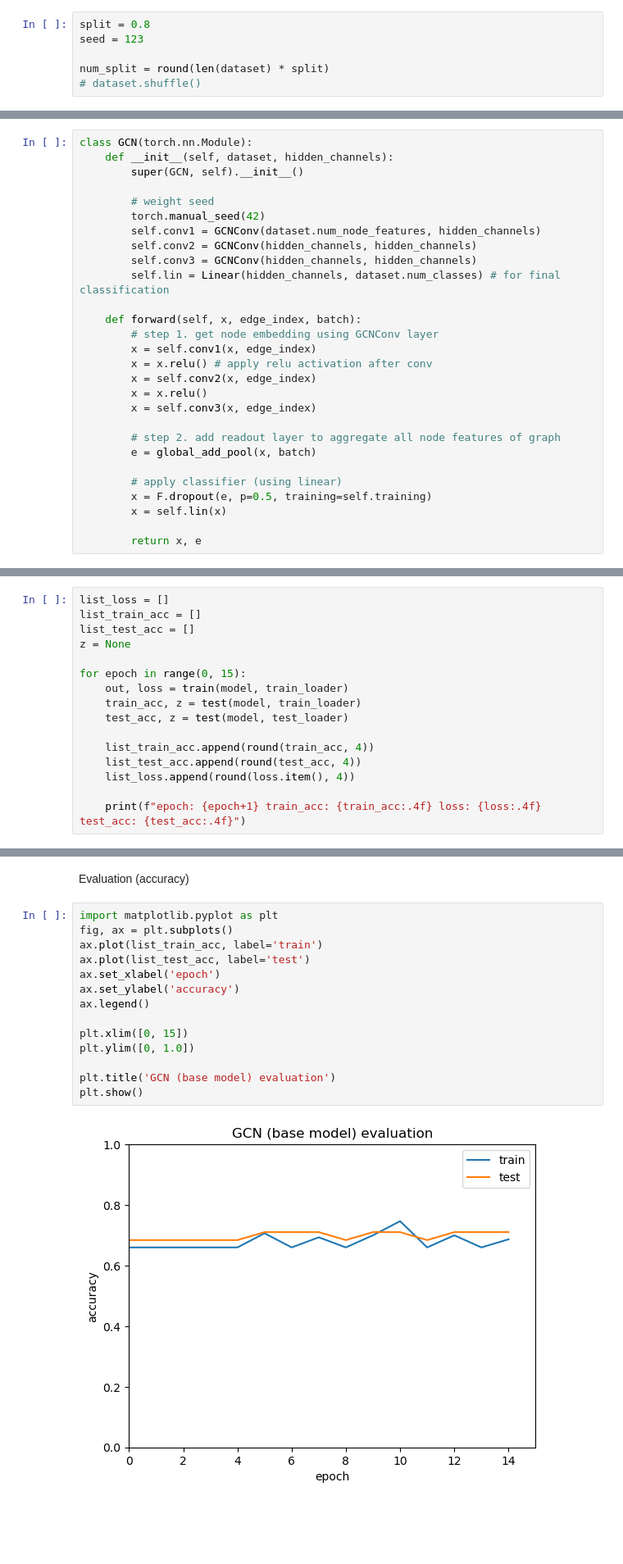
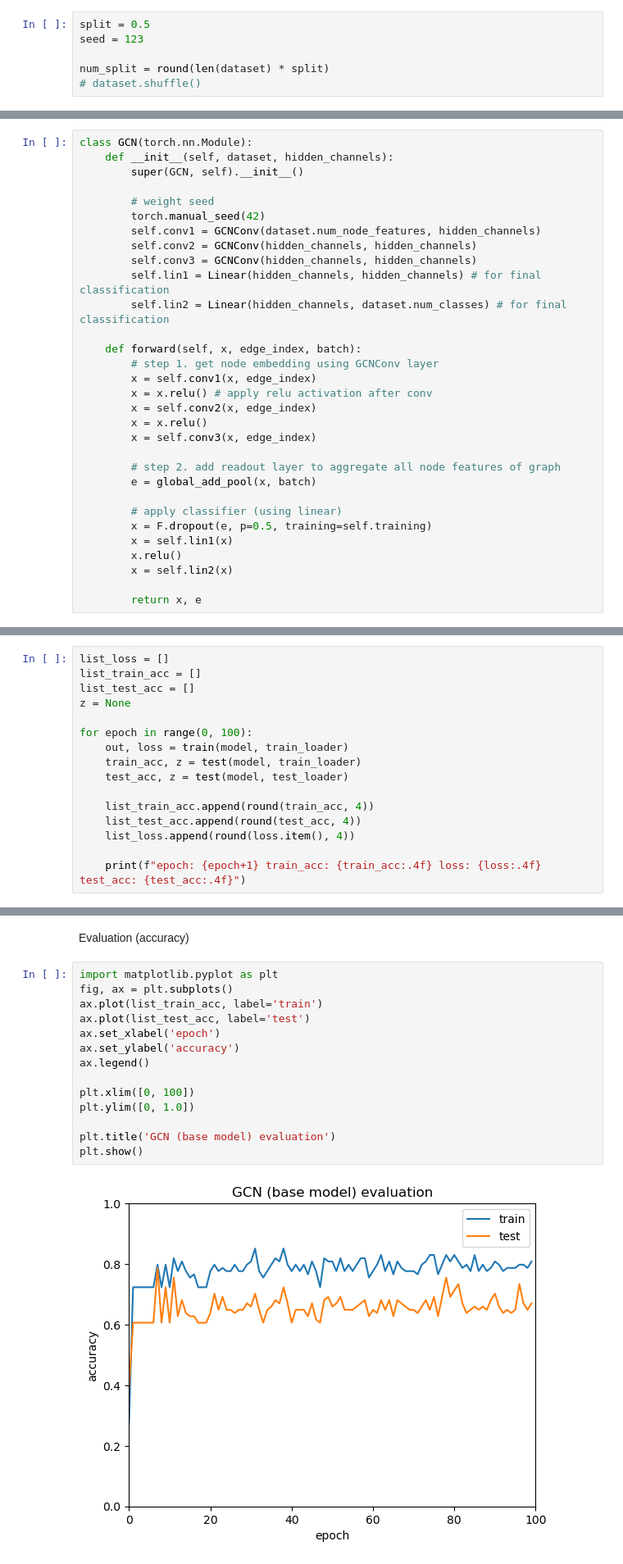
Before and after one commit to erlanggagatum/graph-contrastive-learning, a Jupyter notebook: experiments/GCN_base.ipynb, the cells around one changed output, grey strips where cells are left out. Shown at 82% size. Saved outputs shown, nothing was run; the diff lists cells and outputs as text; blank space fills up the shorter version.

```diff
--- a/experiments/GCN_base.ipynb
+++ b/experiments/GCN_base.ipynb
@@ -100,7 +100,7 @@ dataset = TUDataset(root="../dataset", name='MUTAG')
 # %% [markdown]
 Train test split
 # %%
-split = 0.8
+split = 0.5
 seed = 123
 
 num_split = round(len(dataset) * split)
@@ -143,7 +143,8 @@ class GCN(torch.nn.Module):
         self.conv1 = GCNConv(dataset.num_node_features, hidden_channels)
         self.conv2 = GCNConv(hidden_channels, hidden_channels)
         self.conv3 = GCNConv(hidden_channels, hidden_channels)
-        self.lin = Linear(hidden_channels, dataset.num_classes) # for final classification
+        self.lin1 = Linear(hidden_channels, hidden_channels) # for final classification
+        self.lin2 = Linear(hidden_channels, dataset.num_classes) # for final classification
 
     def forward(self, x, edge_index, batch):
         # step 1. get node embedding using GCNConv layer
@@ -158,7 +159,9 @@ class GCN(torch.nn.Module):
 
         # apply classifier (using linear)
         x = F.dropout(e, p=0.5, training=self.training)
-        x = self.lin(x)
+        x = self.lin1(x)
+        x.relu()
+        x = self.lin2(x)
 
         return x, e
 # %%
@@ -194,7 +197,7 @@ list_train_acc = []
 list_test_acc = []
 z = None
 
-for epoch in range(0, 15):
+for epoch in range(0, 100):
     out, loss = train(model, train_loader)
     train_acc, z = test(model, train_loader)
     test_acc, z = test(model, test_loader)
@@ -267,16 +272,16 @@ Evaluation (accuracy)
 # %%
 import matplotlib.pyplot as plt
 fig, ax = plt.subplots()
 ax.plot(list_train_acc, label='train')
 ax.plot(list_test_acc, label='test')
 ax.set_xlabel('epoch')
 ax.set_ylabel('accuracy')
 ax.legend()
 
-plt.xlim([0, 15])
+plt.xlim([0, 100])
 plt.ylim([0, 1.0])
 
 plt.title('GCN (base model) evaluation')
 plt.show()
 # %% [output]
-[figure, old version]
+[figure, new version]
```
Also changed, not shown: parts of 6 cells of this notebook, 1 other file.
